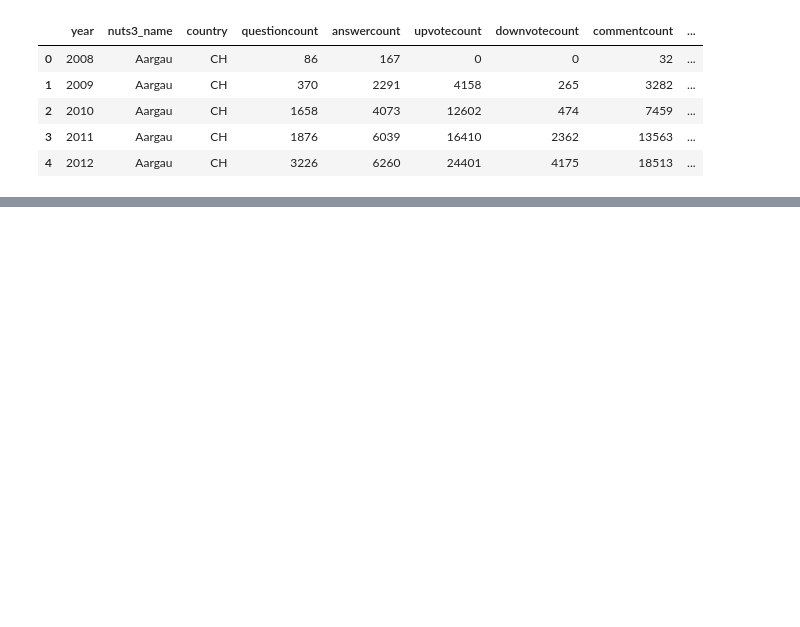
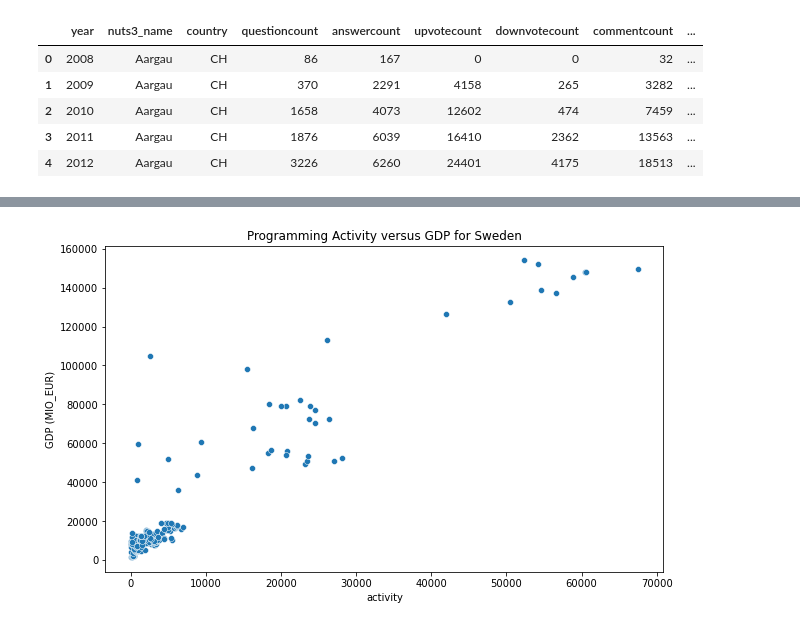
Before and after one commit to carferrom/Nova-SBE-Field-Lab, a Jupyter notebook: modeling_Nils.ipynb, the cells around one changed output, grey strips where cells are left out. Saved outputs shown, nothing was run; the diff lists cells and outputs as text; code cells hidden in the pictures; blank space fills up the shorter version.

```diff
--- a/modeling_Nils.ipynb
+++ b/modeling_Nils.ipynb
@@ -429,0 +639,11 @@ df.head()
+# %%
+SE = df[df.country == 'SE']
+
+plt.figure(figsize=(10, 6))
+sns.scatterplot(x=SE['activity'],
+                y=SE['GDP (MIO_EUR)']).set(title=
+                'Programming Activity versus GDP for Sweden')
+
+plt.show()
+# %% [output]
+[figure, added]
```
Also changed, not shown: parts of 44 cells of this notebook, 2 other files.
